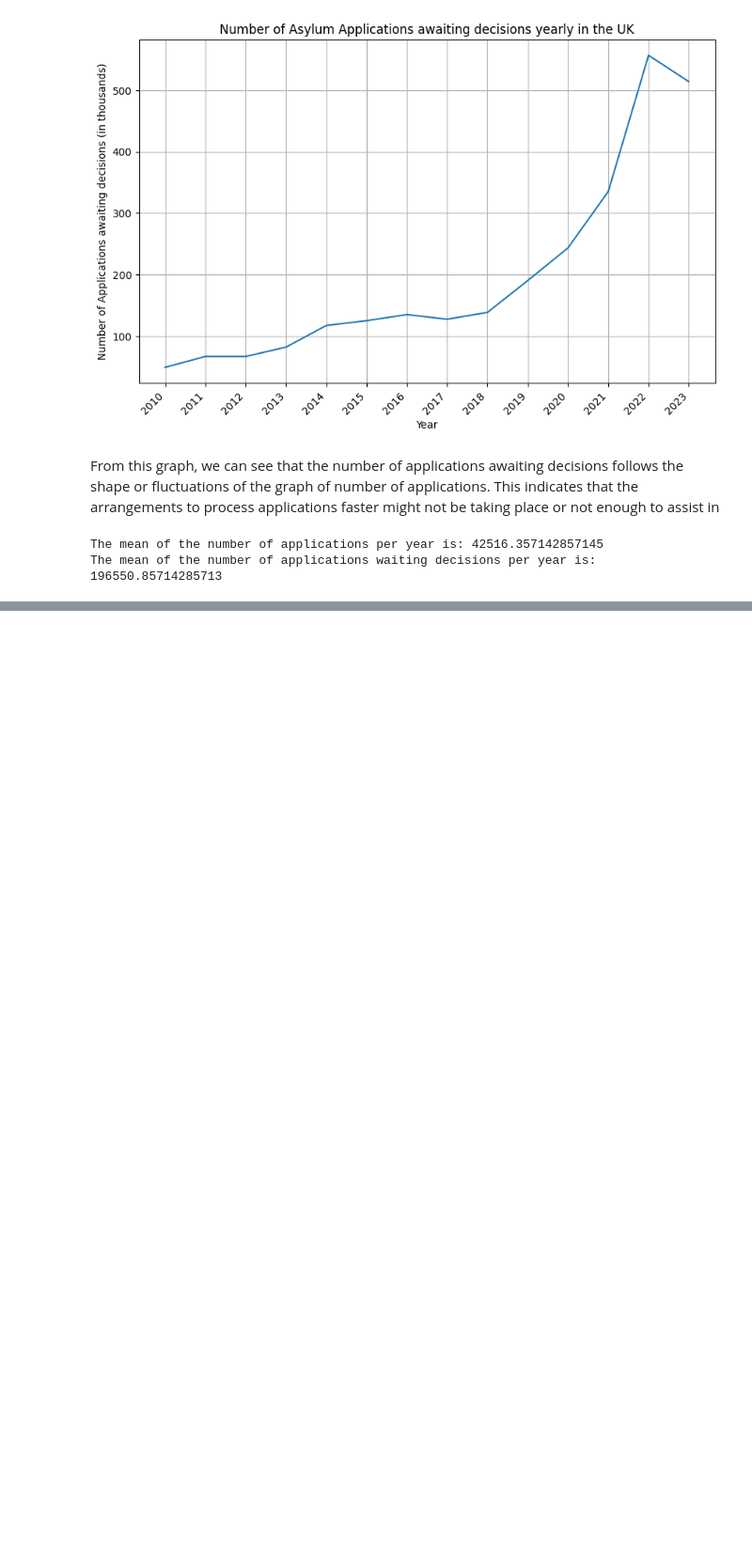
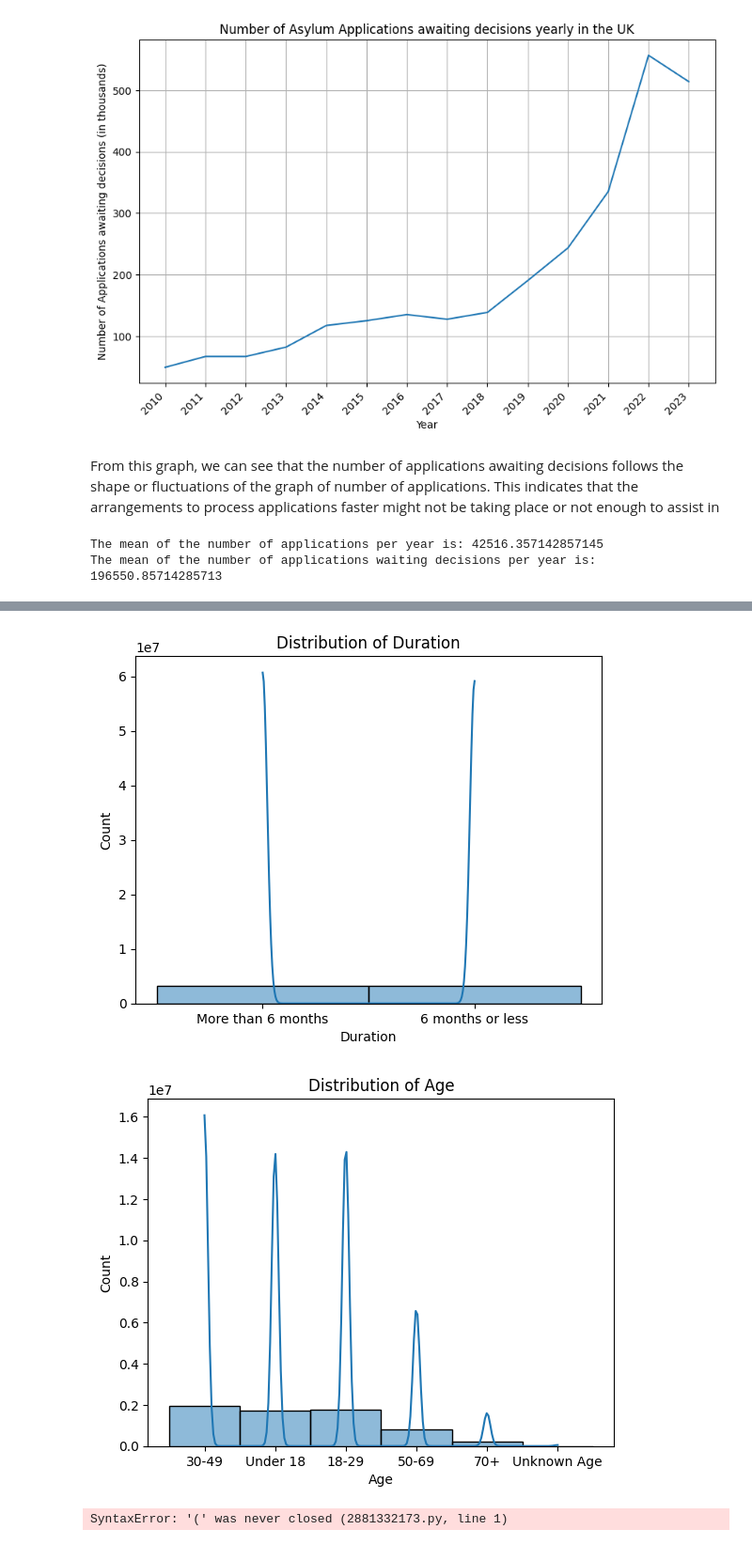
Before and after one commit to lisds/project-asylum-applications, a Jupyter notebook: data/Updated_Asylum_app.ipynb, the cells around one changed output, grey strips where cells are left out. Shown at 94% size. Drawn from its saved outputs; the diff is of its cells as text; code cells hidden in the pictures; blank space fills up the shorter version.

Commit message:
Age and Sex versus Duration

```diff
--- a/data/Updated_Asylum_app.ipynb
+++ b/data/Updated_Asylum_app.ipynb
@@ -163,0 +166,27 @@ The mean of the number of applications waiting decisions per year is: 196550.857
+# %%
+#Read asylum applications in chunks
+asylum_applications_chunks = pd.read_csv('asylum-applications-datasets-sep-2023.csv', skiprows=1, chunksize=10000)
+number_of_applications = pd.concat(asylum_applications_chunks)
+
+# Read applications awaiting decisions in chunks
+awaiting_decision_chunks = pd.read_csv('Copy-of-asylum-applications-awaiting-decision-datasets-sep-2023.csv', skiprows=1, chunksize=10000)
+applications_awaiting_decisions = pd.concat(awaiting_decision_chunks)
+# %%
+#Because the dataset is so large, we're only going to select the columns we want to explore currently.
+#This is 'Age', 'Sex', and 'Duration'. We also need to include Nationality and Region so to merge the datasets.
+awaiting_decision_subset = applications_awaiting_decisions.iloc[13211:][['Duration', 'Nationality']]
+asylum_applications_subset = number_of_applications.iloc[13211:][['Age', 'Sex', 'Nationality']]
+# %%
+#Now we merge
+merged_data = pd.merge(
+    awaiting_decision_subset,
+    asylum_applications_subset,
+    on=['Nationality'],
+    how='inner')
+
+#Removing rows with NaN or 'N/A - Further review' in 'Duration' column
+merged_data = merged_data.dropna(subset=['Duration'])
+
+merged_data = merged_data[merged_data['Duration'] != 'N/A - Further review']
+
+merged_data
@@ -163,0 +245,20 @@ The mean of the number of applications waiting decisions per year is: 196550.857
+# %%
+#Don't really like this, just trying things out
+import seaborn as sns
+import matplotlib.pyplot as plt
+
+sns.histplot(data=merged_data, x='Duration', kde=True)
+plt.title('Distribution of Duration')
+plt.show()
+
+sns.histplot(data=merged_data, x='Age', kde=True)
+plt.title('Distribution of Age')
+plt.show()
+# %% [output]
+[figure, added]
+[figure, added]
+# %%
+print(merged_data['Duration'].value_counts()
+print(merged_data['Age'].value_counts())
+# %% [output]
+SyntaxError: '(' was never closed (2881332173.py, line 1)
```
Also changed, not shown: parts of 11 cells of this notebook.
